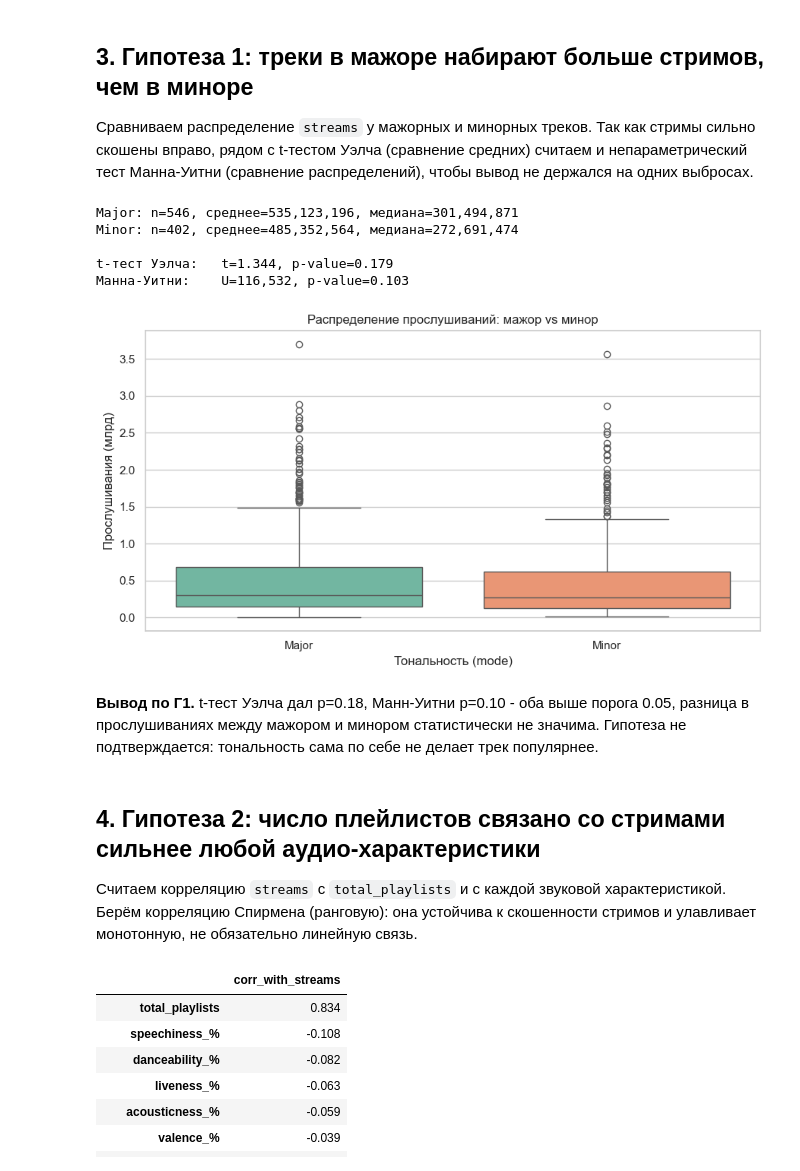
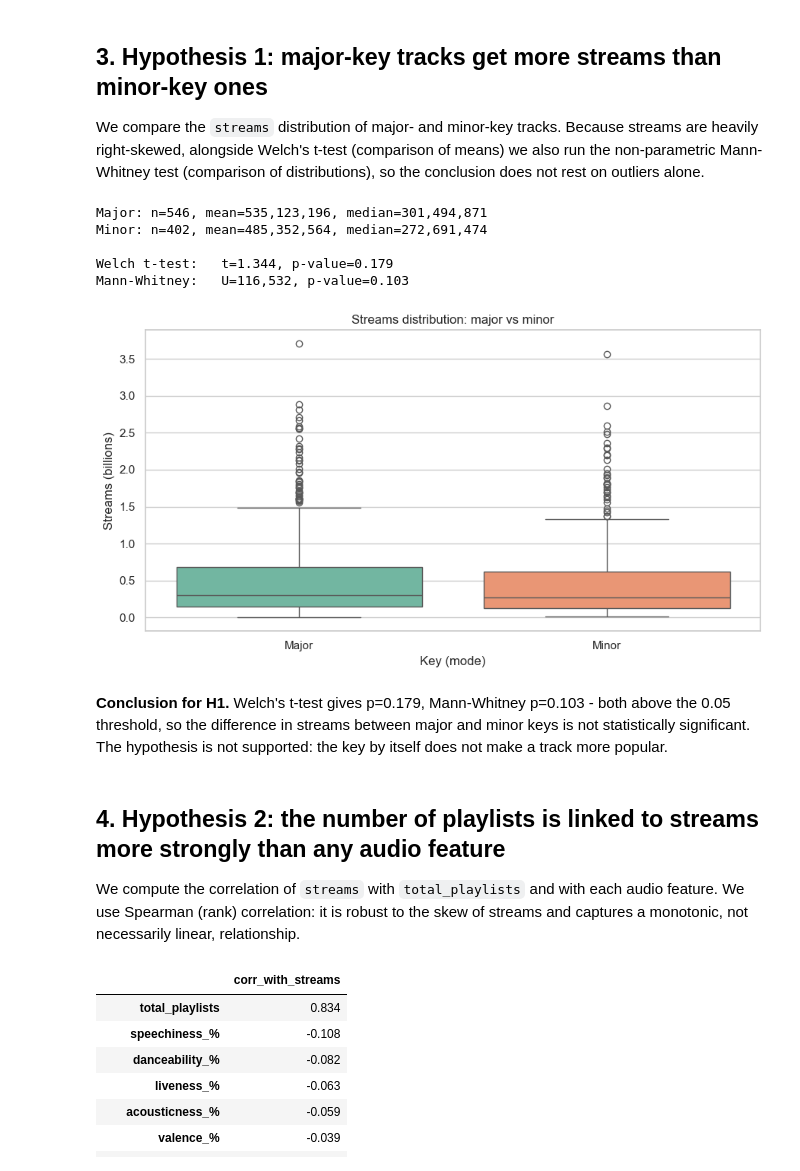
Before and after one commit to hilhool/spotify-analysis, a Jupyter notebook: notebooks/analysis.ipynb, the cells around one changed output. Cells and saved outputs as stored; diff of their text form; code cells hidden in the pictures.

```diff
--- a/notebooks/analysis.ipynb
+++ b/notebooks/analysis.ipynb
@@ -60,48 +60,48 @@ df[["streams", "total_playlists", "chart_platforms", "artist_count"] + audio_fea
 | 75% | 672,942,469.000 | 5,791.800 | 4.000 | 2.000 | 140.000 | 78.000 | 70.000 | 77.000 | ... |
 | max | 3,703,895,074.000 | 62,623.000 | 4.000 | 8.000 | 206.000 | 96.000 | 97.000 | 97.000 | ... |
 # %% [markdown]
-## 3. Гипотеза 1: треки в мажоре набирают больше стримов, чем в миноре
+## 3. Hypothesis 1: major-key tracks get more streams than minor-key ones
 
-Сравниваем распределение `streams` у мажорных и минорных треков. Так как стримы сильно скошены
-вправо, рядом с t-тестом Уэлча (сравнение средних) считаем и непараметрический тест Манна-Уитни
-(сравнение распределений), чтобы вывод не держался на одних выбросах.
+We compare the `streams` distribution of major- and minor-key tracks. Because streams are heavily
+right-skewed, alongside Welch's t-test (comparison of means) we also run the non-parametric
+Mann-Whitney test (comparison of distributions), so the conclusion does not rest on outliers alone.
 # %%
 major = df.loc[df["mode"] == "Major", "streams"]
 minor = df.loc[df["mode"] == "Minor", "streams"]
 
-print(f"Major: n={len(major)}, среднее={major.mean():,.0f}, медиана={major.median():,.0f}")
-print(f"Minor: n={len(minor)}, среднее={minor.mean():,.0f}, медиана={minor.median():,.0f}")
+print(f"Major: n={len(major)}, mean={major.mean():,.0f}, median={major.median():,.0f}")
+print(f"Minor: n={len(minor)}, mean={minor.mean():,.0f}, median={minor.median():,.0f}")
 print()
 
 t_stat, t_p = stats.ttest_ind(major, minor, equal_var=False)
 u_stat, u_p = stats.mannwhitneyu(major, minor, alternative="two-sided")
-print(f"t-тест Уэлча:   t={t_stat:.3f}, p-value={t_p:.3f}")
-print(f"Манна-Уитни:    U={u_stat:,.0f}, p-value={u_p:.3f}")
+print(f"Welch t-test:   t={t_stat:.3f}, p-value={t_p:.3f}")
+print(f"Mann-Whitney:   U={u_stat:,.0f}, p-value={u_p:.3f}")
 # %% [output]
-Major: n=546, среднее=535,123,196, медиана=301,494,871
-Minor: n=402, среднее=485,352,564, медиана=272,691,474
+Major: n=546, mean=535,123,196, median=301,494,871
+Minor: n=402, mean=485,352,564, median=272,691,474
 
-t-тест Уэлча:   t=1.344, p-value=0.179
-Манна-Уитни:    U=116,532, p-value=0.103
+Welch t-test:   t=1.344, p-value=0.179
+Mann-Whitney:   U=116,532, p-value=0.103
 # %%
 fig, ax = plt.subplots()
 sns.boxplot(data=df, x="mode", y="streams", hue="mode", palette="Set2", legend=False, ax=ax)
-ax.set_title("Распределение прослушиваний: мажор vs минор")
-ax.set_xlabel("Тональность (mode)")
-ax.set_ylabel("Прослушивания (млрд)")
+ax.set_title("Streams distribution: major vs minor")
+ax.set_xlabel("Key (mode)")
+ax.set_ylabel("Streams (billions)")
 ax.yaxis.set_major_formatter(lambda x, _: f"{x / 1e9:.1f}")
 plt.tight_layout()
 plt.show()
 # %% [output]
-[figure, old version]
+[figure, new version]
 # %% [markdown]
-**Вывод по Г1.** t-тест Уэлча дал p=0.18, Манн-Уитни p=0.10 - оба выше порога 0.05, разница в прослушиваниях между мажором и минором статистически не значима. Гипотеза не подтверждается: тональность сама по себе не делает трек популярнее.
+**Conclusion for H1.** Welch's t-test gives p=0.179, Mann-Whitney p=0.103 - both above the 0.05 threshold, so the difference in streams between major and minor keys is not statistically significant. The hypothesis is not supported: the key by itself does not make a track more popular.
 # %% [markdown]
-## 4. Гипотеза 2: число плейлистов связано со стримами сильнее любой аудио-характеристики
+## 4. Hypothesis 2: the number of playlists is linked to streams more strongly than any audio feature
 
-Считаем корреляцию `streams` с `total_playlists` и с каждой звуковой характеристикой.
-Берём корреляцию Спирмена (ранговую): она устойчива к скошенности стримов и улавливает
-монотонную, не обязательно линейную связь.
+We compute the correlation of `streams` with `total_playlists` and with each audio feature.
+We use Spearman (rank) correlation: it is robust to the skew of streams and captures a
+monotonic, not necessarily linear, relationship.
 # %%
 predictors = ["total_playlists"] + audio_features
 corr = (
```
Also changed, not shown: parts of 20 cells of this notebook, 3 other files.
